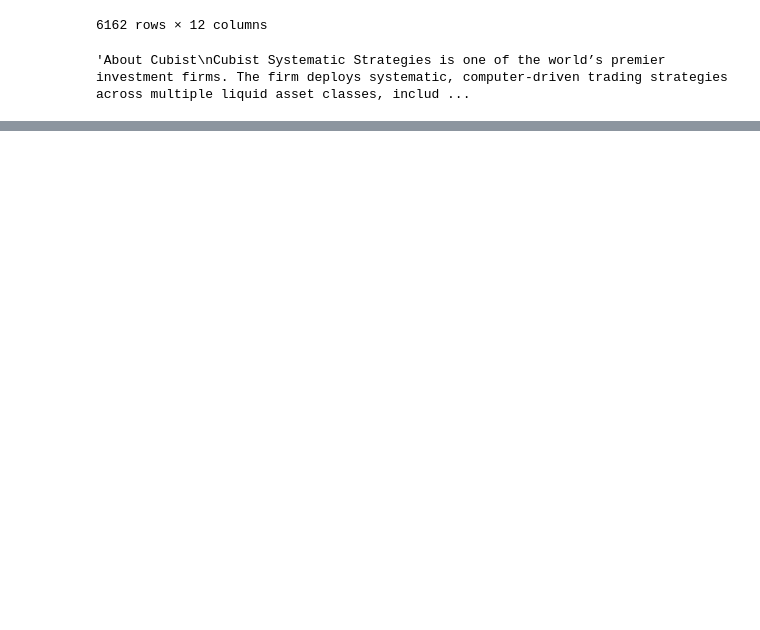
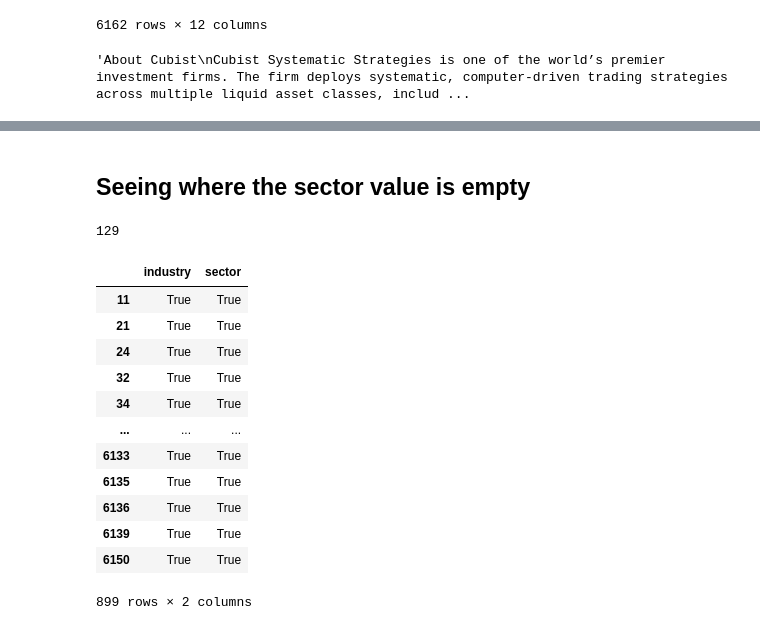
Before and after one commit to honnsey/data_scientist_skills, a Jupyter notebook: notebooks/joe_scratch.ipynb, the cells around one changed output, grey strips where cells are left out. Saved outputs shown, nothing was run; the diff lists cells and outputs as text; code cells hidden in the pictures; blank space fills up the shorter version.

```diff
--- a/notebooks/Joe's.ipynb
+++ b/notebooks/joe_scratch.ipynb
@@ -563,0 +649,2 @@ df.job_description[5]
+# %%
+pd.options.display.max_rows = 10
@@ -563,0 +653,5 @@ df.job_description[5]
+# %%
+industries = df.industry.unique()
+# %%
+industries = industries.tolist()
+len(industries)
@@ -563,0 +660,2 @@ df.job_description[5]
+# %%
+industries.pop(industries.index('-1'))
@@ -563,0 +740,2 @@ df.job_description[5]
+# %% [markdown]
+## Seeing where the sector value is empty
@@ -563,0 +744,20 @@ df.job_description[5]
+# %%
+len(comb_list)
+# %% [output]
+129
+# %%
+~df[['industry','sector']].isin(industries).loc[t_df.all(axis='columns')]
+# %% [output]
+|  | industry | sector |
+| 11 | True | True |
+| 21 | True | True |
+| 24 | True | True |
+| 32 | True | True |
+| 34 | True | True |
+| ... | ... | ... |
+| 6133 | True | True |
+| 6135 | True | True |
+| 6136 | True | True |
+| 6139 | True | True |
+| 6150 | True | True |
+899 rows × 2 columns
```
Also changed, not shown: parts of 32 cells of this notebook.
